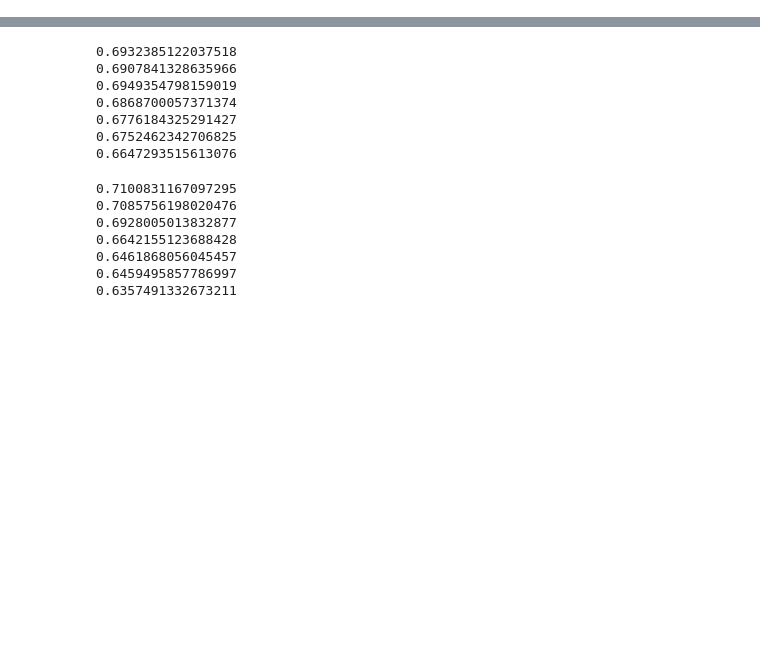
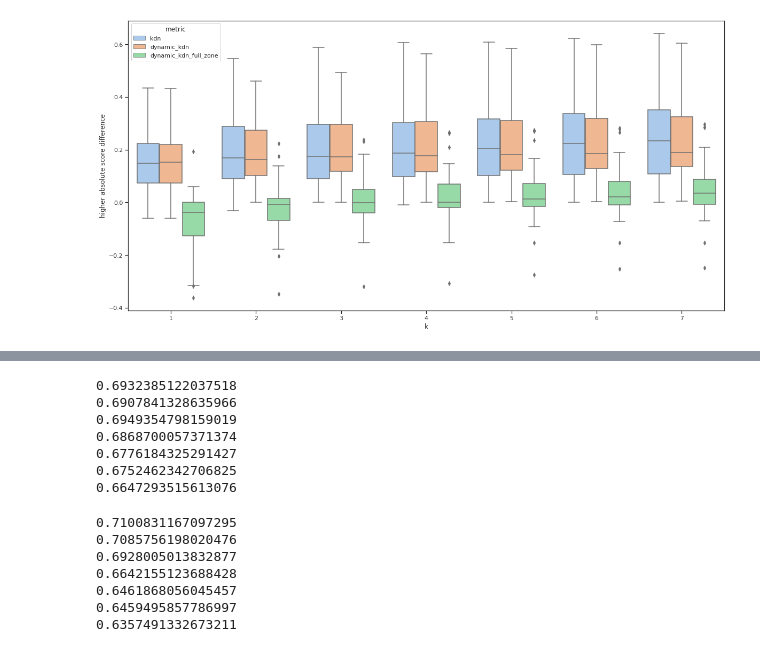
Before and after one commit to Vacek-Ace/dkdn, a Jupyter notebook: notebooks/k_sensitivity.ipynb, the cells around one changed output, grey strips where cells are left out. Cells and saved outputs as stored; diff of their text form; code cells hidden in the pictures; blank space fills up the shorter version.

```diff
--- a/notebooks/k_sensitivity.ipynb
+++ b/notebooks/k_sensitivity.ipynb
@@ -314,0 +17,4 @@ plot_reg(7, 'dynamic_kdn_full_zone', 'higher complexity score')
+# %%
+box_plot(df, "higher absolute score difference")
+# %% [output]
+[figure, added]
```
Also changed, not shown: parts of 69 cells of this notebook, 5 other files.
